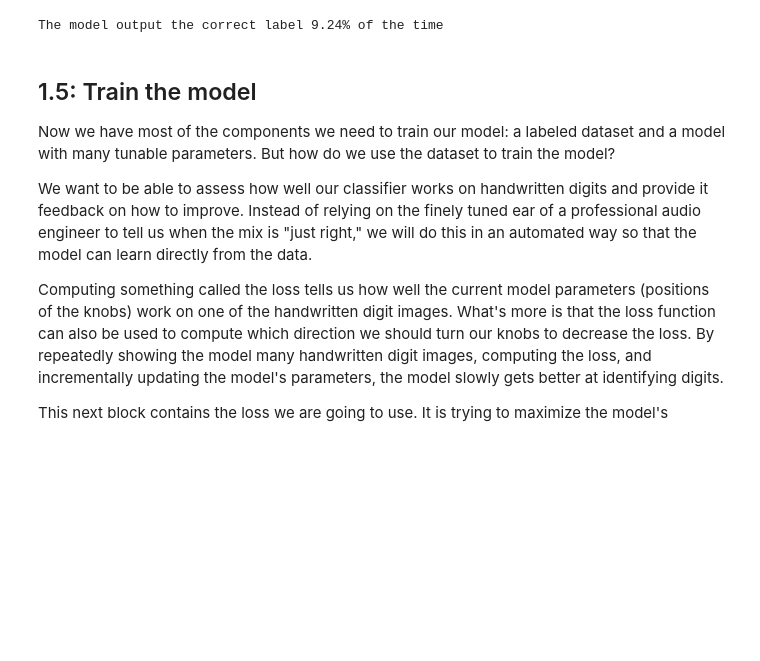
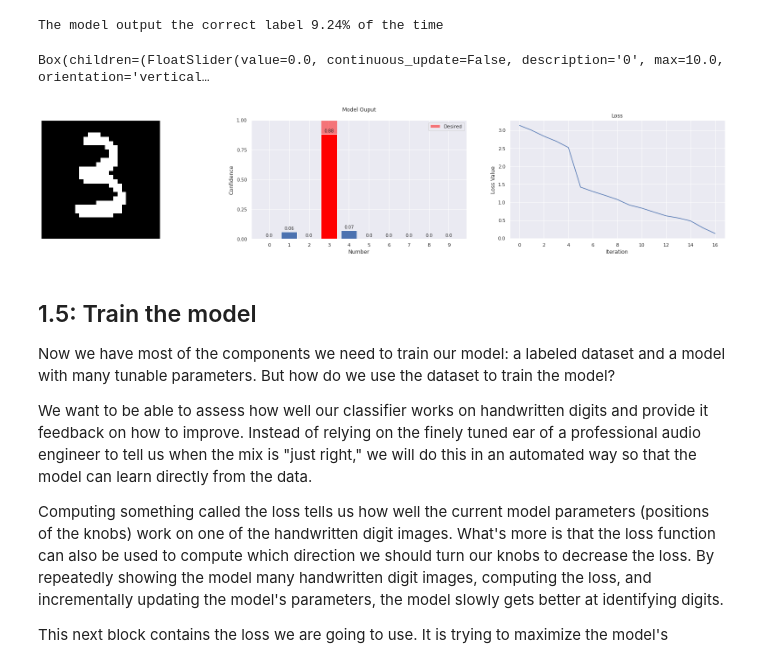
Before and after one commit to deokdecef44cnsnddos9ndam/ml-security, a Jupyter notebook: ai_for_streetfighters_2.ipynb, the cells around one changed output. Cells and saved outputs as stored; diff of their text form; code cells hidden in the pictures; blank space fills up the shorter version.

```diff
--- a/ai_for_streetfighters_2.ipynb
+++ b/ai_for_streetfighters_2.ipynb
@@ -109,3 +117,39 @@ The model output the correct label 9.24% of the time
+# %%
+#@title Loss Intuition builder
+import random
+
+def update(*args, **kwargs):
+
+  slider_values  = torch.tensor([s.value for s in sliders])
+  probs = slider_values / torch.sum(slider_values)
+  loss_history.append(loss_fn(probs.view(-1, 10), mlsec.mnist.make_label(3, torch.device('cpu'))))
+  mlsec.plots.progress_no_inference(sample_image, probs.view(-1, 10), loss_history, 3)
+  display.clear_output(wait=True)
+  display.display(widgets.Box(sliders))
+
+def make_slider(i):
+  s = widgets.FloatSlider(
+    value=10 * random.random(),
+    min=0,
+    max=10.0,
+    step=0.1,
+    description=f'{i}',
+    disabled=False,
+    continuous_update=False,
+    orientation='vertical',
+    readout=True,
+    readout_format='.1f',
+  )
+  s.observe(update, names='value')
+  return s
+
+sliders = [make_slider(i) for i in range(10)]
+loss_history = []
+
+update()
+# %% [output]
+Box(children=(FloatSlider(value=0.0, continuous_update=False, description='0', max=10.0, orientation='vertical…
+[figure, added]
 # %% [markdown]
 ## 1.5: Train the model
 
```
Also changed, not shown: parts of 2 cells of this notebook.
